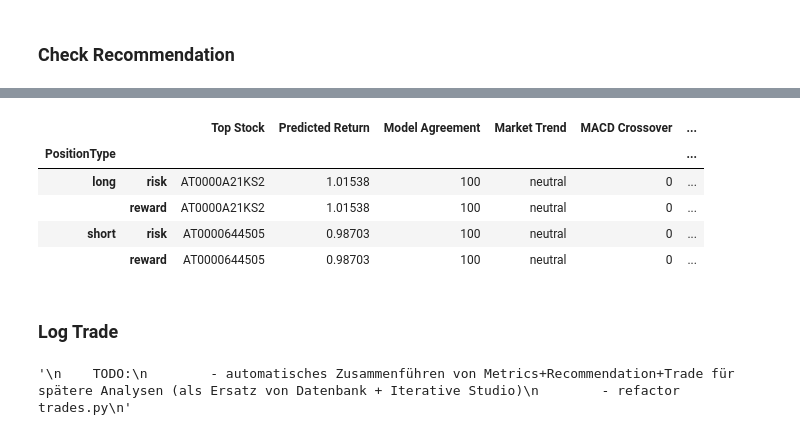
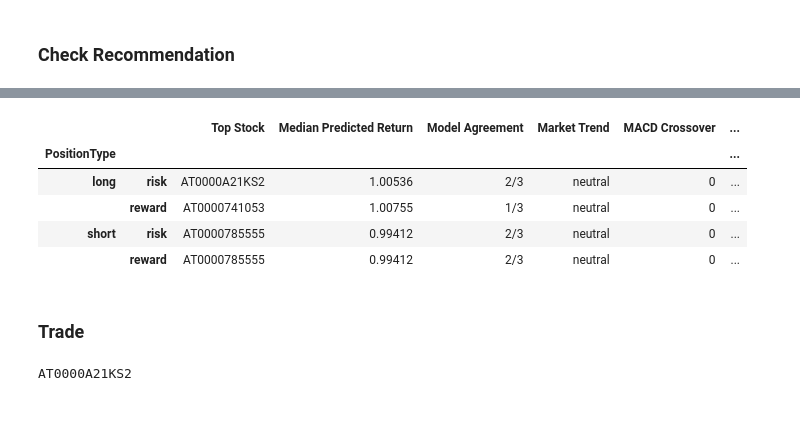
Before and after one commit to domreichl/trading-ml, a Jupyter notebook: notebooks/recommendation_analysis.ipynb, the cells around one changed output, grey strips where cells are left out. Drawn from its saved outputs; the diff is of its cells as text; code cells hidden in the pictures.

Commit message:
update evaluation, indicators, and recommendation incl. automatic correction for overfitting

```diff
--- a/notebooks/recommendation_analysis.ipynb
+++ b/notebooks/recommendation_analysis.ipynb
@@ -42,0 +21,9 @@ print(short["Top Models"])
+# %%
+rec = json.load(open("../results/recommendation.json", "r"))
+for pt in ["short", "long"]:
+    print(pt)
+    for k, v in rec[pt].items():
+        if k in ["risk", "reward"]:
+            continue
+        print(f"{k}: {v}")
+    print()
@@ -43,24 +40,32 @@ print(short["Top Models"])
 # %%
-long = pd.DataFrame({k: v for k, v in long.items() if k in ["risk", "reward"]}).transpose()
-short = pd.DataFrame({k: v for k, v in short.items() if k in ["risk", "reward"]}).transpose()
-pd.concat([
+long = pd.DataFrame({k: v for k, v in rec["long"].items() if k in ["risk", "reward"]}).transpose()
+short = pd.DataFrame({k: v for k, v in rec["short"].items() if k in ["risk", "reward"]}).transpose()
+df = pd.concat([
     pd.concat({"long": long}, names=["PositionType"]),
     pd.concat({"short": short}, names=["PositionType"])
 ])
+df
 # %% [output]
-|  |  | Top Stock | Predicted Return | Model Agreement | Market Trend | MACD Crossover | ... |
+|  |  | Top Stock | Median Predicted Return | Model Agreement | Market Trend | MACD Crossover | ... |
 | PositionType |  |  |  |  |  |  | ... |
-| long | risk | AT0000A21KS2 | 1.01538 | 100 | neutral | 0 | ... |
-|  | reward | AT0000A21KS2 | 1.01538 | 100 | neutral | 0 | ... |
-| short | risk | AT0000644505 | 0.98703 | 100 | neutral | 0 | ... |
-|  | reward | AT0000644505 | 0.98703 | 100 | neutral | 0 | ... |
+| long | risk | AT0000A21KS2 | 1.00536 | 2/3 | neutral | 0 | ... |
+|  | reward | AT0000741053 | 1.00755 | 1/3 | neutral | 0 | ... |
+| short | risk | AT0000785555 | 0.99412 | 2/3 | neutral | 0 | ... |
+|  | reward | AT0000785555 | 0.99412 | 2/3 | neutral | 0 | ... |
 # %% [markdown]
-### Log Trade
+### Trade
-# %%
-"""
-    TODO:
-        - automatisches Zusammenführen von Metrics+Recommendation+Trade für spätere Analysen (als Ersatz von Datenbank + Iterative Studio)
-        - integrate src/utils/trades.py
-"""
-# %% [output]
-'\n    TODO:\n        - automatisches Zusammenführen von Metrics+Recommendation+Trade für spätere Analysen (als Ersatz von Datenbank + Iterative Studio)\n        - refactor trades.py\n'
+# %%
+# Select
+position_type = "long"
+optimize = "risk"
+
+trade = df.loc[position_type].loc[optimize]
+print(trade["Top Stock"])
+trade["ISIN Description"] = Config().securities[trade["Top Stock"]]
+trade["Position Type"] = position_type
+trade["Optimize"] = optimize
+trade["Top Models"] = rec[position_type]["Top Models"]
+trade["Median SMAPE"] = rec[position_type]["Median SMAPE"]
+trade["Median PPV/NPV"] = rec[position_type]["Median PPV"] if position_type == "long" else rec[position_type]["Median NPV"]
+# %% [output]
+AT0000A21KS2
```
Also changed, not shown: parts of 12 cells of this notebook, 22 other files.
